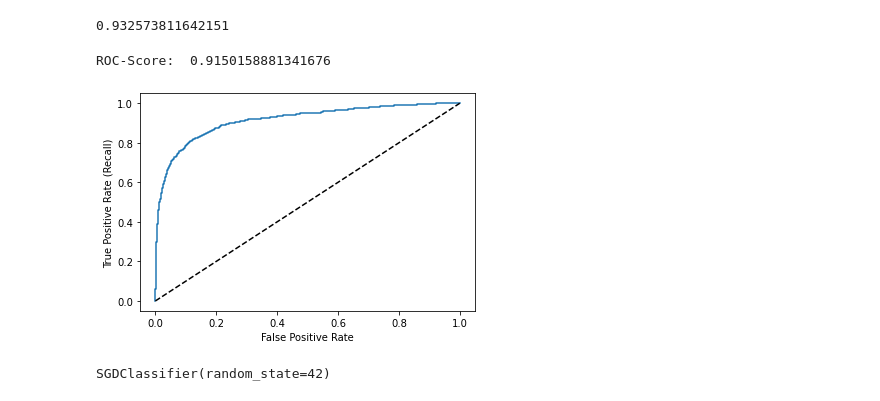
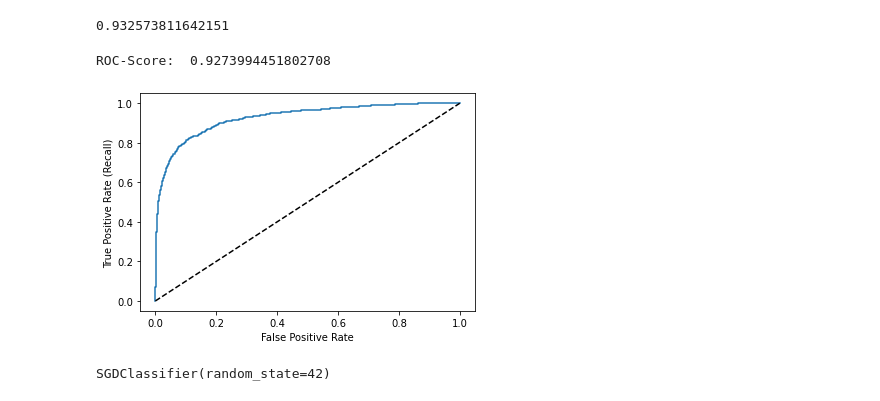
Before and after one commit to MarcelDeSutter/udemy_machine_learning, a Jupyter notebook: notebooks/01-03_Beispielprojekt_Klassifikation.ipynb, the cells around one changed output. Cells and saved outputs as stored; diff of their text form; code cells hidden in the pictures.

Commit message:
finished notebook 01-03, deleted mnist_test_data because it is not needed in notebook 01-03 anyway

```diff
--- a/notebooks/01-03_Beispielprojekt_Klassifikation.ipynb
+++ b/notebooks/01-03_Beispielprojekt_Klassifikation.ipynb
@@ -83,14 +83,10 @@ Verteilung der Label (complete set):
 X_train = X[:60000]
 y_train = y[:60000]
 
-X_val = X[60000:67000]
-y_val = y[60000:67000]
-
-X_test = X[67000:]
-y_test = y[67000:]
+X_test = X[60000:]
+y_test = y[60000:]
 
 print(f"X_train: {X_train.shape}, y_train: {y_train.shape}")
-print(f"X_train: {X_val.shape}, y_train: {y_val.shape}")
-print(f"X_train: {X_test.shape}, y_train: {y_test.shape}")
+print(f"X_test: {X_test.shape}, y_test: {y_test.shape}")
 # %% [output]
 X_train: (60000, 784), y_train: (60000,)
@@ -417,18 +385,18 @@ roc_auc_score(y_train_8, scores)
 # %% [output]
 0.932573811642151
 # %%
-scores_val = sgd_clf.decision_function(X_val)
+scores_test = sgd_clf.decision_function(X_test)
 
-false_positive_rates_val, true_positives_rates_val, thresholds_val = roc_curve(y_val_8, scores_val)
-print("ROC-Score: ", roc_auc_score(y_val_8, scores_val))
+false_positive_rates_test, true_positives_rates_test, thresholds_test = roc_curve(y_test_8, scores_test)
+print("ROC-Score: ", roc_auc_score(y_test_8, scores_test))
 
-plt.plot(false_positive_rates_val, true_positives_rates_val)
+plt.plot(false_positive_rates_test, true_positives_rates_test)
 plt.plot([0, 1], [0, 1], 'k--') # Diagonalgerade
 plt.ylabel("True Positive Rate (Recall)")
 plt.xlabel("False Positive Rate");
 # %% [output]
-ROC-Score:  0.9150158881341676
+ROC-Score:  0.9273994451802708
-[figure, old version]
+[figure, new version]
 # %%
 sgd_clf.fit(X_train, y_train) # y_train, nicht y_train_8
 # %% [output]
```
Also changed, not shown: parts of 15 cells of this notebook, 1 other file.
